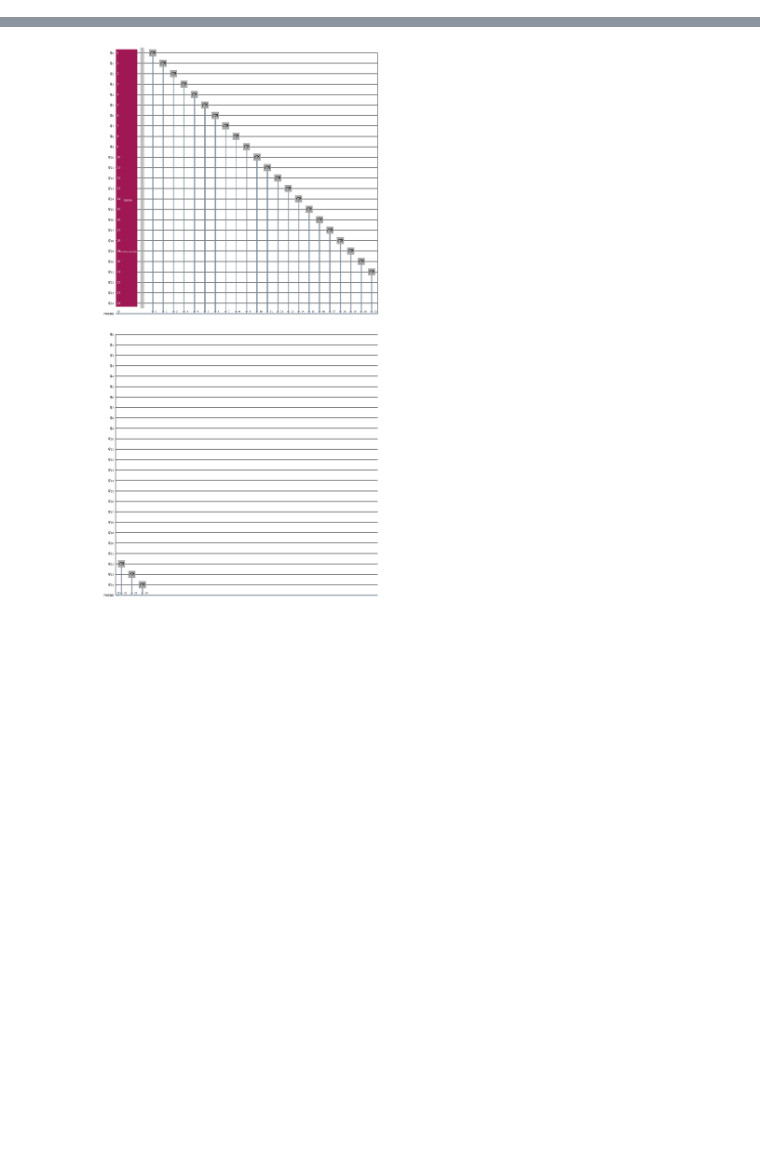
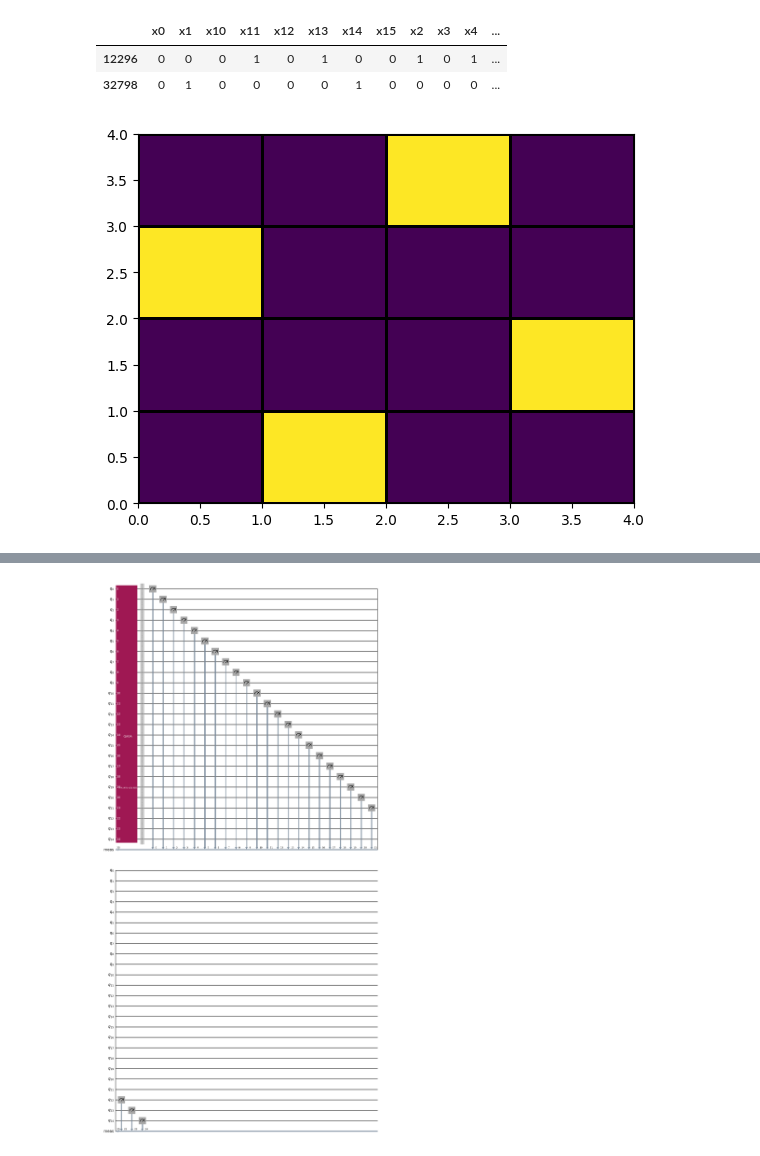
Before and after one commit to Dpbm/qnqueens, a Jupyter notebook: solver.ipynb, the cells around one changed output, grey strips where cells are left out. Saved outputs shown, nothing was run; the diff lists cells and outputs as text; code cells hidden in the pictures; blank space fills up the shorter version.

Commit message:
qubo version

```diff
--- a/solver.ipynb
+++ b/solver.ipynb
@@ -72,0 +116,4 @@ def get_attacks_for_each_cell(cell:Cell) -> List[Cell]:
+# %%
+mapping = get_pos_mapping()
+qubo = get_qubo(mapping)
+qubo
@@ -72,0 +122,5 @@ def get_attacks_for_each_cell(cell:Cell) -> List[Cell]:
+# %%
+sampler = dimod.ExactSolver()
+sampleset = sampler.sample(qubo)
+#dwave.inspector.show(sampleset)
+sampleset
@@ -72,0 +136,8 @@ def get_attacks_for_each_cell(cell:Cell) -> List[Cell]:
+# %%
+df = sampleset.to_pandas_dataframe()
+best_solutions = df[df['energy'] == df['energy'].min()]
+best_solutions
+# %% [output]
+|  | x0 | x1 | x10 | x11 | x12 | x13 | x14 | x15 | x2 | x3 | x4 | ... |
+| 12296 | 0 | 0 | 0 | 1 | 0 | 1 | 0 | 0 | 1 | 0 | 1 | ... |
+| 32798 | 0 | 1 | 0 | 0 | 0 | 0 | 1 | 0 | 0 | 0 | 0 | ... |
@@ -73 +146,16 @@ def get_attacks_for_each_cell(cell:Cell) -> List[Cell]:
+# %%
+def get_board_from_row(mapping:Mapping, row:pd.Series):
+    matrix = [[0]*N for i in range(N)]
+
+    for i in range(N):
+        for j in range(N):
+            mapped_pos = mapping[(i,j)]
+            matrix[i][j] = row[f'x{mapped_pos}']
+
+    plt.pcolormesh(matrix,edgecolors="k",linewidth=2)
+    plt.show()
+# %%
+get_board_from_row(mapping, best_solutions.iloc[1])
+# %% [output]
+[figure, added]
 # %%
```
Also changed, not shown: parts of 12 cells of this notebook, 3 other files.
